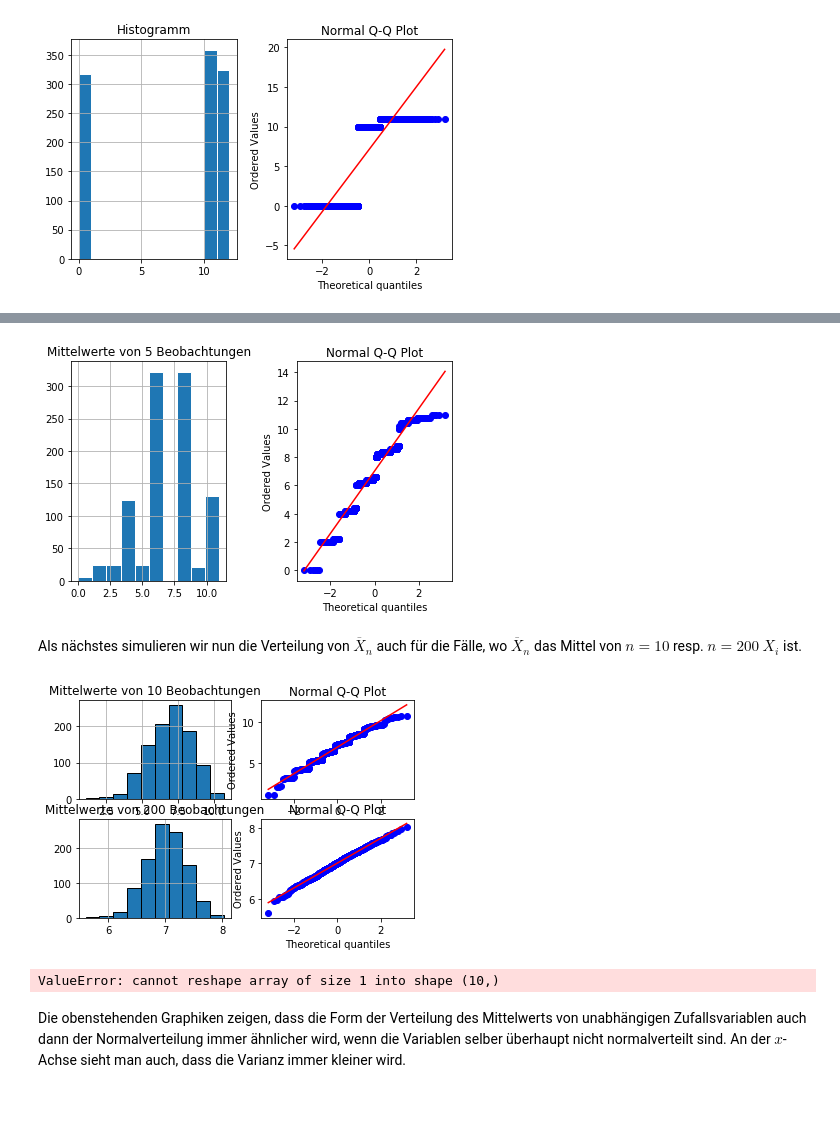
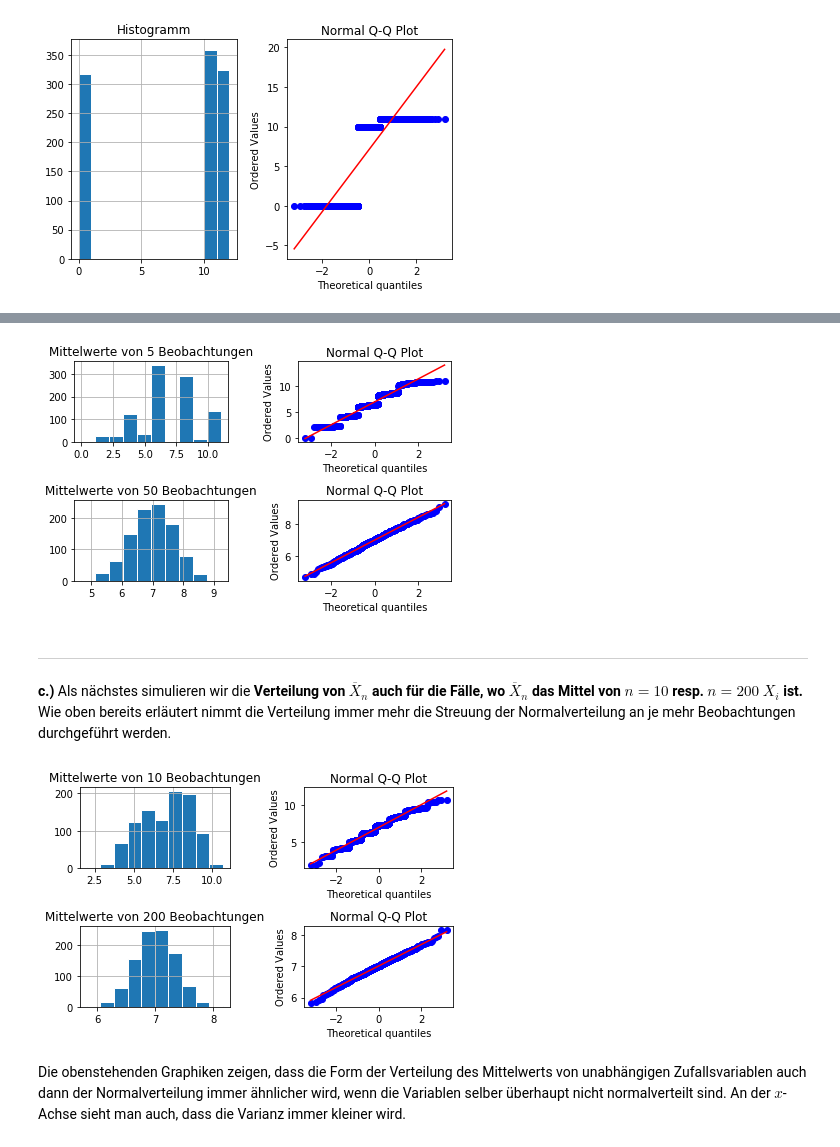
Before and after one commit to christopherchristensen/summaries, a Jupyter notebook: stat/sw05/Python Code - Series 5.ipynb, the cells around one changed output, grey strips where cells are left out. Cells and saved outputs as stored; diff of their text form; code cells hidden in the pictures; blank space fills up the shorter version.

```diff
--- a/stat/sw05/Python Code - Series 5.ipynb
+++ b/stat/sw05/Python Code - Series 5.ipynb
@@ -217,60 +237,68 @@ sim = DataFrame(np.reshape(sim, (n, 1000)))
 sim_mean = sim.mean()
 
 # 3. Histogramm erstellen
-plt.subplot(1,2,1)
+plt.subplot(2,2,1)
 sim_mean.hist(edgecolor="white")
 plt.title("Mittelwerte von 5 Beobachtungen")
 
 # 4. QQ-Normalplot erstellen
-plt.subplot(1,2,2)
+plt.subplot(2,2,2)
+st.probplot(sim_mean,plot=plt)
+plt.title("Normal Q-Q Plot")
+
+# Das Ganze nochmals mit 50 Beobachtungen
+n = 50
+sim = Series(np.random.choice(werte, size=n*1000, replace=True))
+sim = DataFrame(np.reshape(sim, (n, 1000)))
+sim_mean = sim.mean()
+
+plt.subplot(2,2,3)
+sim_mean.hist(edgecolor="white")
+plt.title("Mittelwerte von 50 Beobachtungen")
+
+plt.subplot(2,2,4)
 st.probplot(sim_mean,plot=plt)
 plt.title("Normal Q-Q Plot")
 
 plt.tight_layout()
 plt.show()
 # %% [output]
-[figure, old version]
+[figure, new version]
 # %% [markdown]
-Als nächstes simulieren wir nun die Verteilung von $\overline{X}_n$ auch für die Fälle, wo $\overline{X}_n$ das Mittel von $n=10$ resp. $n=200$ $X_i$ ist.
+---
+
+**c.)** Als nächstes simulieren wir die **Verteilung von $\overline{X}_n$ auch für die Fälle, wo $\overline{X}_n$ das Mittel von $n=10$ resp. $n=200$ $X_i$ ist.** Wie oben bereits erläutert nimmt die Verteilung immer mehr die Streuung der Normalverteilung an je mehr Beobachtungen durchgeführt werden.
 # %%
 n = 10
 sim = Series(np.random.choice(werte, size=n*1000, replace=True))
 sim = DataFrame(np.reshape(sim,(n,1000)))
 sim_mean = sim.mean()
 
 plt.subplot(2,2,1)
-sim_mean.hist(edgecolor="black")
+sim_mean.hist(edgecolor="white")
 plt.title("Mittelwerte von 10 Beobachtungen")
 
 plt.subplot(2,2,2)
 st.probplot(sim_mean,plot=plt)
 plt.title("Normal Q-Q Plot")
-
 
 n = 200
 sim = Series(np.random.choice(werte, size=n*1000, replace=True))
 sim = DataFrame(np.reshape(sim,(n,1000)))
 sim_mean = sim.mean()
 
 plt.subplot(2,2,3)
-sim_mean.hist(edgecolor="black")
+sim_mean.hist(edgecolor="white")
 plt.title("Mittelwerte von 200 Beobachtungen")
 
 plt.subplot(2,2,4)
 st.probplot(sim_mean, plot=plt)
 plt.title("Normal Q-Q Plot")
 
-
+plt.tight_layout()
 plt.show()
-
-n = 3
-sim = Series(np.random.choice(np.array([0,10,11]), size=n*200, replace=True))
-sim = DataFrame(np.reshape(0,10,11))
-sim_mean = sim.mean()
-print(sim_mean)
 # %% [output]
-[figure, old version]
+[figure, new version]
-ValueError: cannot reshape array of size 1 into shape (10,)
 # %% [markdown]
 Die obenstehenden Graphiken zeigen, dass die Form der Verteilung des Mittelwerts von unabhängigen Zufallsvariablen auch dann der Normalverteilung immer ähnlicher wird, wenn die Variablen selber überhaupt nicht normalverteilt sind. An der $x$-Achse sieht man auch, dass die Varianz immer kleiner wird.
 # %% [markdown]
```
Also changed, not shown: parts of 7 cells of this notebook.
